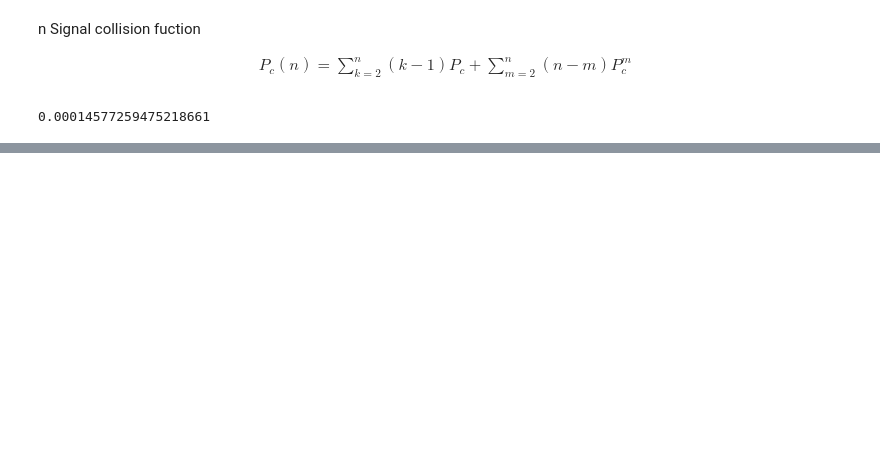
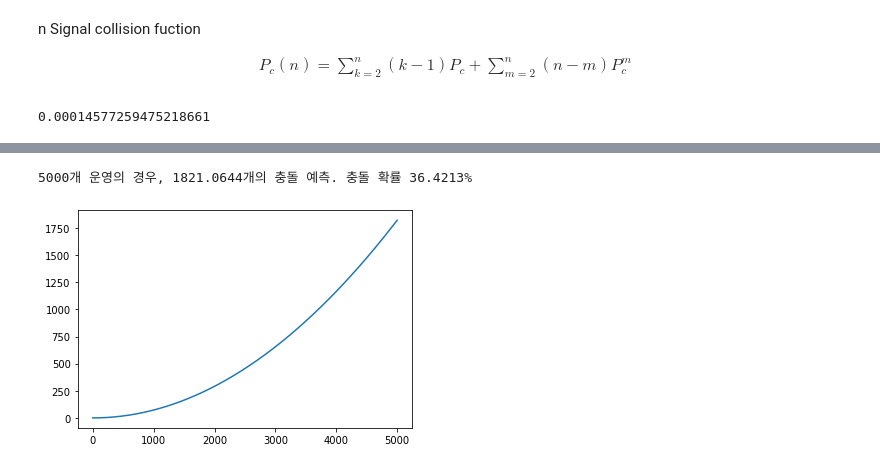
Before and after one commit to dolmani38/BLE-signal-collision-simulation, a Jupyter notebook: simulation_0625.ipynb, the cells around one changed output, grey strips where cells are left out. Drawn from its saved outputs; the diff is of its cells as text; code cells hidden in the pictures; blank space fills up the shorter version.

```diff
--- a/simulation_0625.ipynb
+++ b/simulation_0625.ipynb
@@ -98,3 +112,8 @@ collision_simulation(signal_count=1000)
+# %%
+collision_simulation(signal_count=5000)
+# %% [output]
+5000개 운영의 경우, 1821.0644개의 충돌 예측. 충돌 확률 36.4213%
+[figure, added]
 # %%
 collision_simulation(signal_count=10000)
 # %% [output]
```
Also changed, not shown: parts of 24 cells of this notebook.
